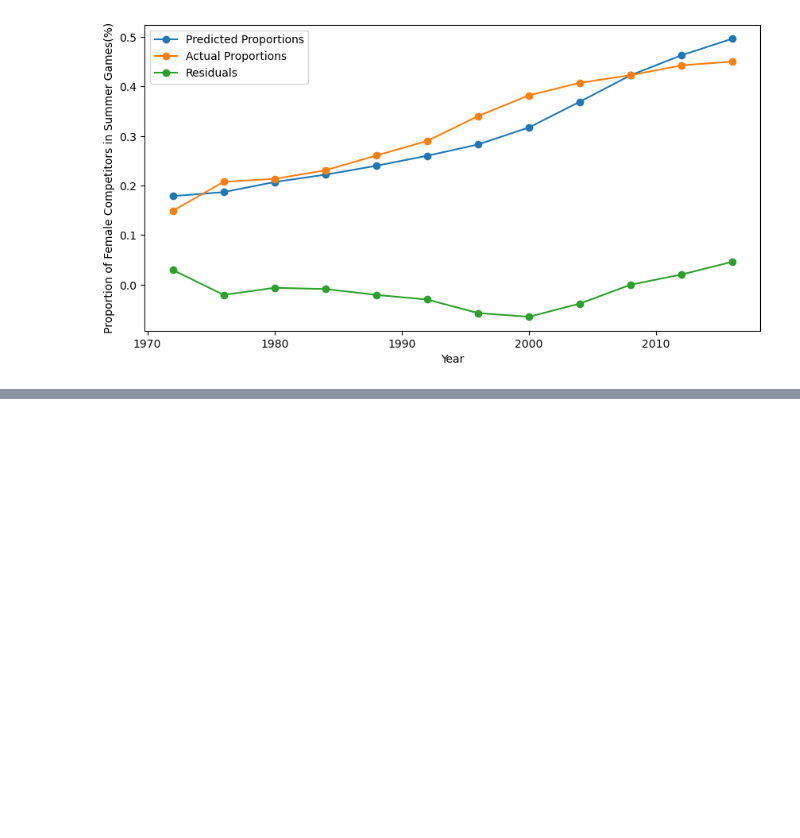
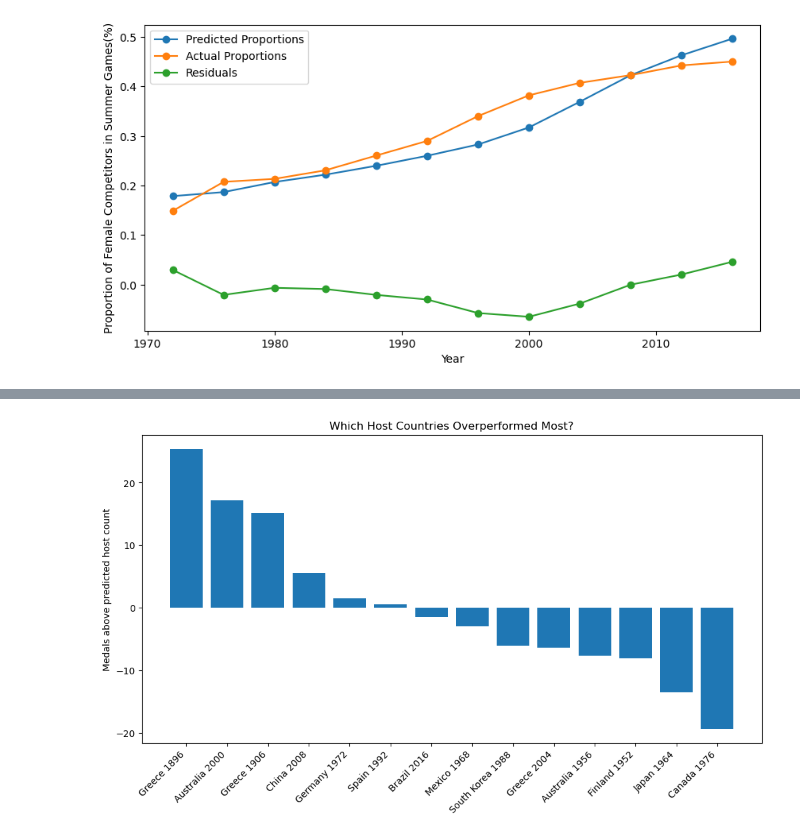
Before and after one commit to ahmed-52/ORIE-3120-Project, a Jupyter notebook: project.ipynb, the cells around one changed output, grey strips where cells are left out. Saved outputs shown, nothing was run; the diff lists cells and outputs as text; code cells hidden in the pictures; blank space fills up the shorter version.

```diff
--- a/project.ipynb
+++ b/project.ipynb
@@ -405,0 +471,10 @@ Name: pct, dtype: float64
+# %%
+import statsmodels.api as sm
+
+y = results_df["Host_Year_Medals"]
+
+X = results_df[["Avg_Non_Host_Medals"]]
+X = sm.add_constant(X)
+
+model = sm.OLS(y, X).fit()
+model.summary()
@@ -405,0 +501,20 @@ Name: pct, dtype: float64
+# %%
+results_df["Predicted_Host_Medals"] = model.predict(X)
+results_df["Residual"] = results_df["Host_Year_Medals"] - results_df["Predicted_Host_Medals"]
+
+results_df.sort_values("Residual", ascending=False)
+
+plot_df = results_df.sort_values("Residual", ascending=False)
+
+plt.figure(figsize=(12, 6))
+plt.bar(
+    plot_df["Host_Country"] + " " + plot_df["Year"].astype(str),
+    plot_df["Residual"]
+)
+
+plt.xticks(rotation=45, ha="right")
+plt.ylabel("Medals above predicted host count")
+plt.title("Which Host Countries Overperformed Most?")
+plt.show()
+# %% [output]
+[figure, added]
```
Also changed, not shown: parts of 5 cells of this notebook.
